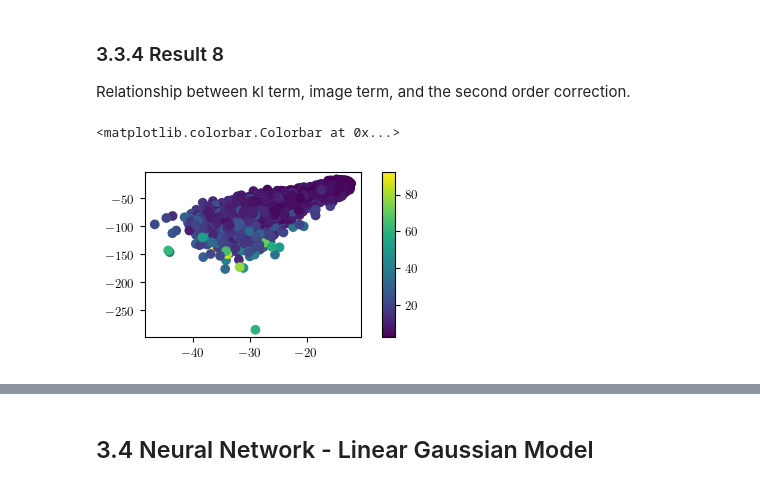
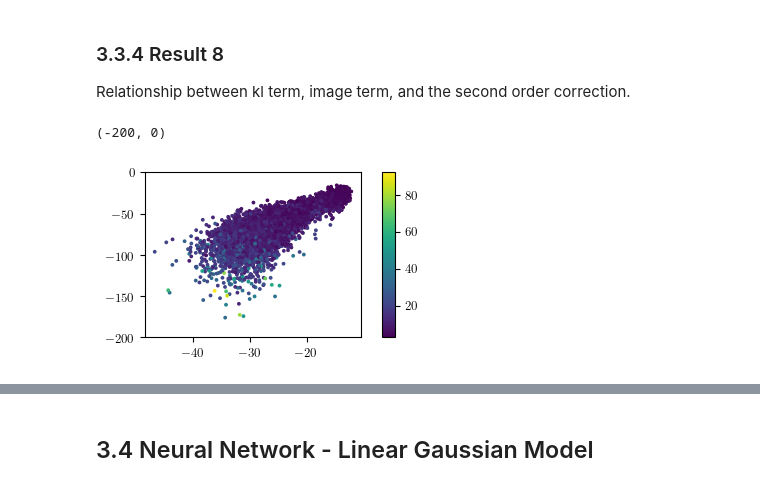
Before and after one commit to jasonrobwebster/2nd-order-vae, a Jupyter notebook: NIPS_results.ipynb, the cells around one changed output, grey strips where cells are left out. Drawn from its saved outputs; the diff is of its cells as text; code cells hidden in the pictures.

```diff
--- a/NIPS_results.ipynb
+++ b/NIPS_results.ipynb
@@ -720,9 +721,10 @@ Relationship between kl term, image term, and the second order correction.
 # %%
 kl_term = df['kl_loss'].get_values()
 im_term = df['im_loss'].get_values()
 var_term = df['var_V'].get_values()
-scatter(kl_term, im_term, c=var_term)
+scatter(kl_term, im_term, c=var_term, s=3)
 colorbar()
+ylim(-200, 0)
 # %% [output]
-<matplotlib.colorbar.Colorbar at 0x...>
+(-200, 0)
-[figure, old version]
+[figure, new version]
```
Also changed, not shown: parts of 5 cells of this notebook.
